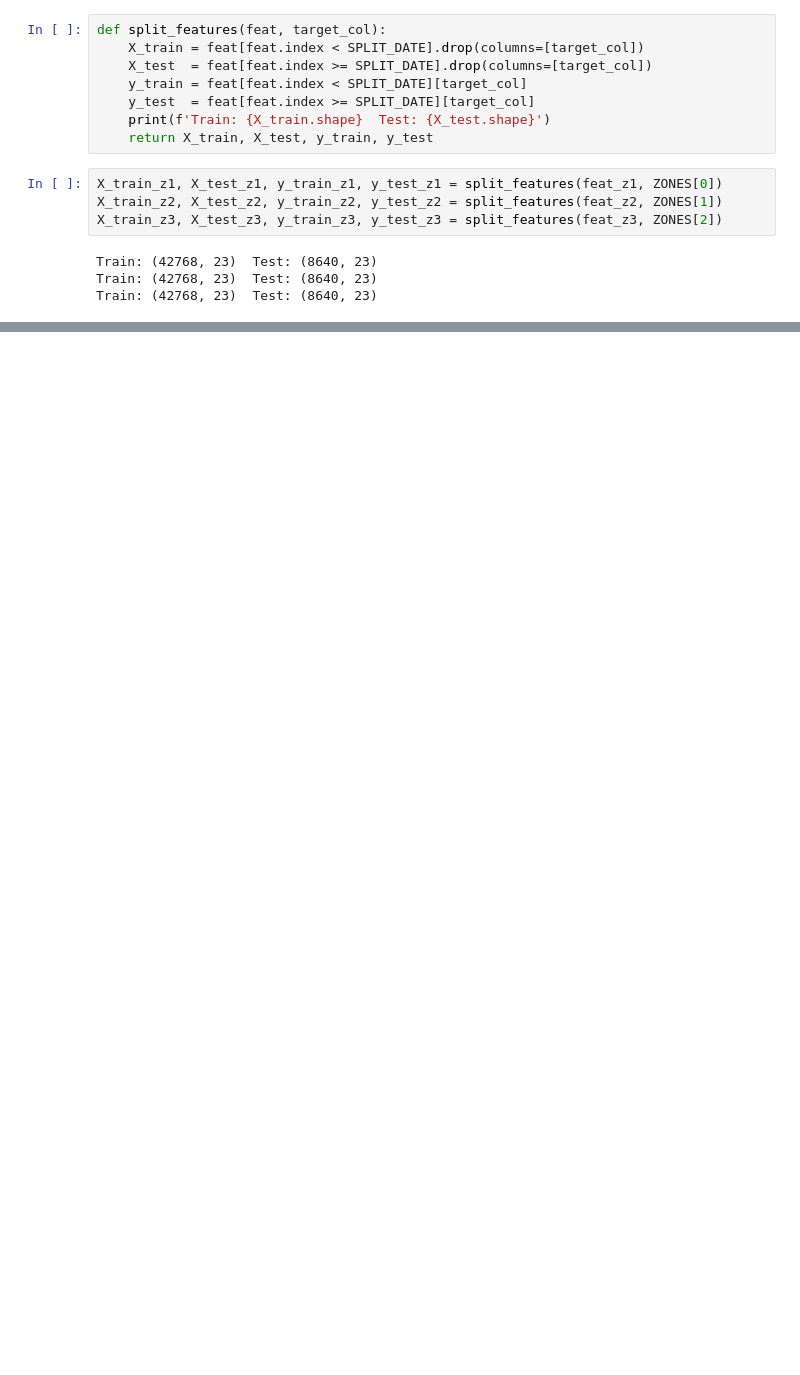
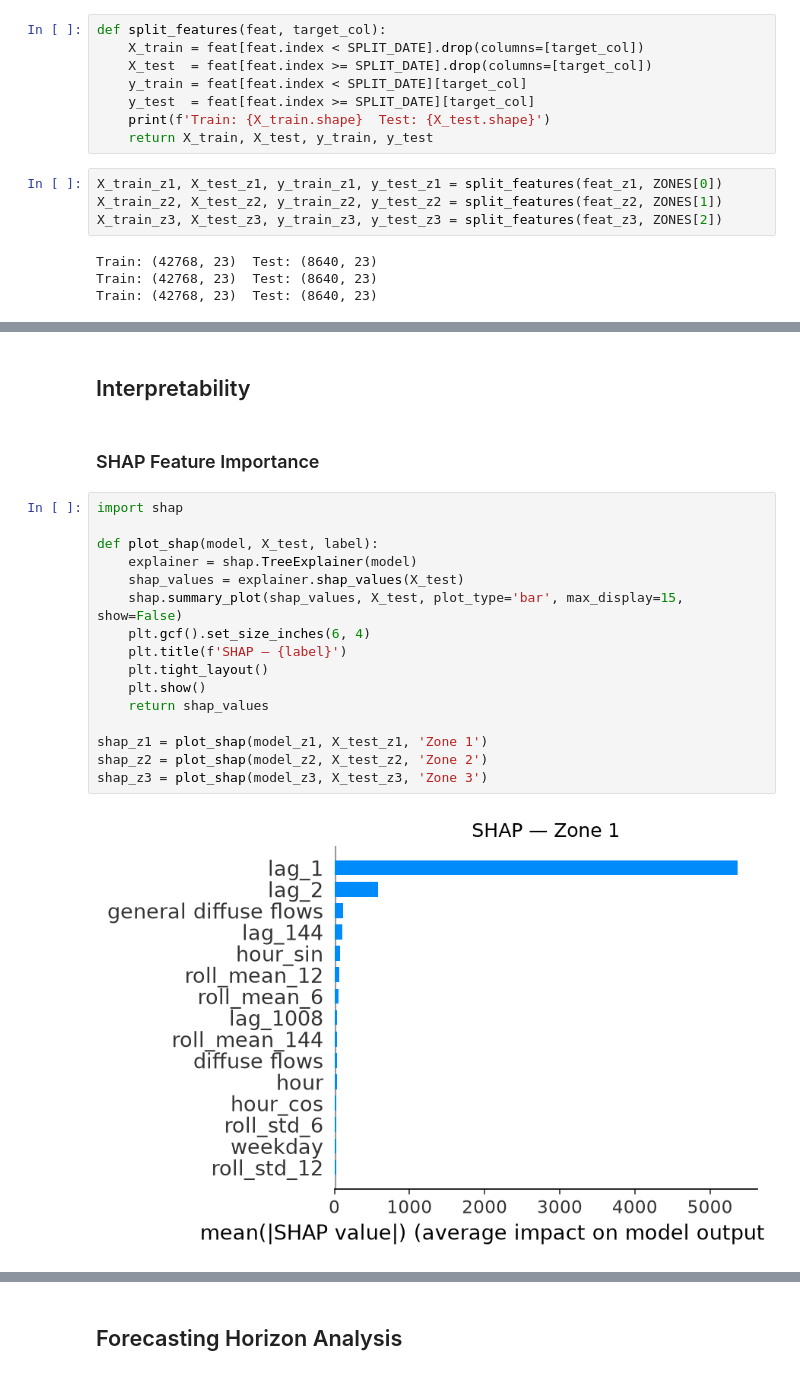
Before and after one commit to ShengPeiWilliam/energy-consumption-forecasting, a Jupyter notebook: code/energy_consumption_analysis.ipynb, the cells around one changed output, grey strips where cells are left out. Drawn from its saved outputs; the diff is of its cells as text; blank space fills up the shorter version.

```diff
--- a/code/energy_consumption_analysis.ipynb
+++ b/code/energy_consumption_analysis.ipynb
@@ -201,0 +299,22 @@ Train: (42768, 23)  Test: (8640, 23)
+# %% [markdown]
+## Interpretability
+# %% [markdown]
+### SHAP Feature Importance
+# %%
+import shap
+
+def plot_shap(model, X_test, label):
+    explainer = shap.TreeExplainer(model)
+    shap_values = explainer.shap_values(X_test)
+    shap.summary_plot(shap_values, X_test, plot_type='bar', max_display=15, show=False)
+    plt.gcf().set_size_inches(6, 4)
+    plt.title(f'SHAP — {label}')
+    plt.tight_layout()
+    plt.show()
+    return shap_values
+
+shap_z1 = plot_shap(model_z1, X_test_z1, 'Zone 1')
+shap_z2 = plot_shap(model_z2, X_test_z2, 'Zone 2')
+shap_z3 = plot_shap(model_z3, X_test_z3, 'Zone 3')
+# %% [output]
+[figure, added]
@@ -201,0 +323,2 @@ Train: (42768, 23)  Test: (8640, 23)
+# %% [markdown]
+## Forecasting Horizon Analysis
```
Also changed, not shown: parts of 46 cells of this notebook.
